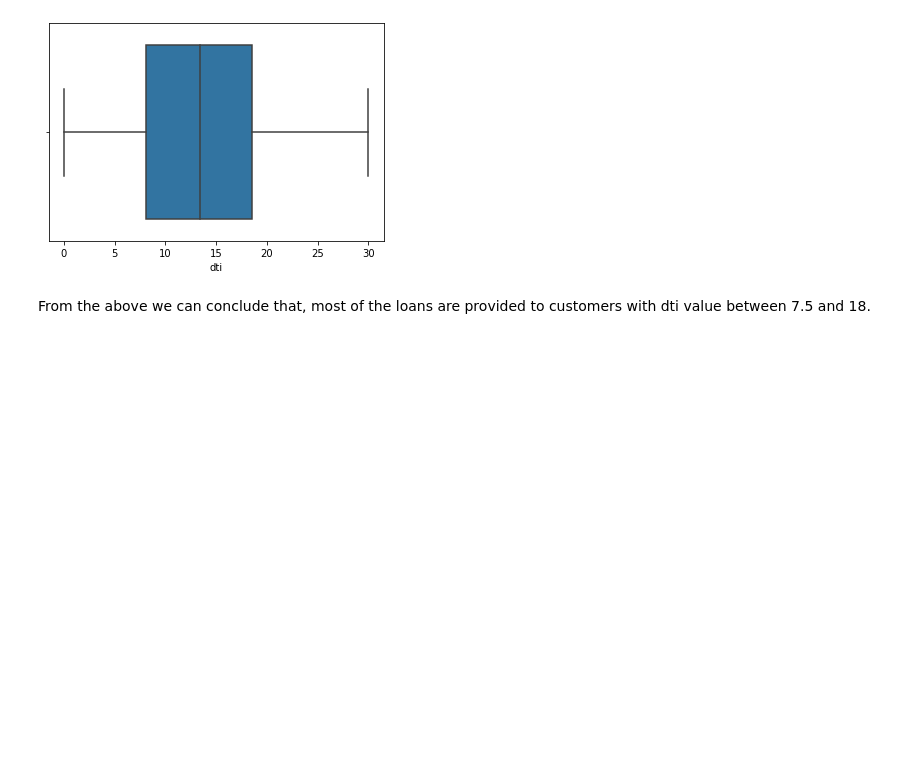
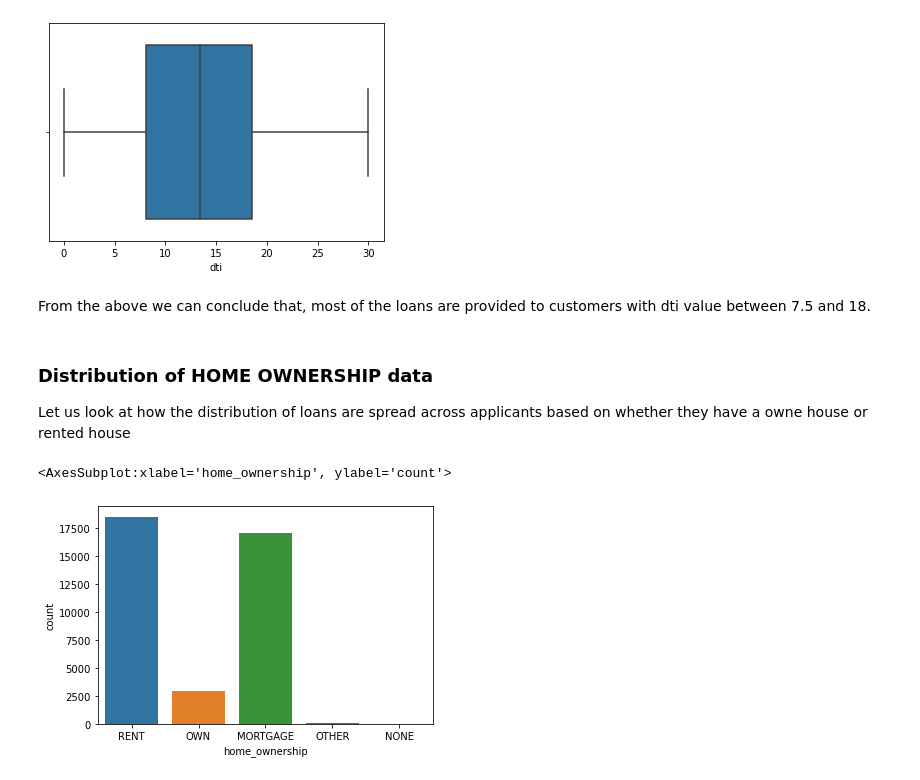
Before and after one commit to sreejith-rajashekaran/LendingClubCaseStudy, a Jupyter notebook: LendingClubCaseStudyFinal.ipynb, the cells around one changed output. Cells and saved outputs as stored; diff of their text form; code cells hidden in the pictures; blank space fills up the shorter version.

```diff
--- a/LendingClubCaseStudyFinal.ipynb
+++ b/LendingClubCaseStudyFinal.ipynb
@@ -431,0 +441,4 @@ memory usage: 7.1+ MB
+# %%
+data_set['issued_month'], data_set['issued_year'] = data_set['issue_d'].str.split('-').str
+data_set['issued_year'] = '20' + data_set['issued_year']
+data_set.info()
@@ -431,0 +476,3 @@ memory usage: 7.1+ MB
+# %%
+data_set['loan_ratio'] = (data_set.funded_amnt/data_set.annual_inc)*100
+data_set['loan_ratio'].head()
@@ -538,3 +592,12 @@ sns.boxplot(data_set.dti)
 [figure]
 # %% [markdown]
 From the above we can conclude that, most of the loans are provided to customers with dti value between 7.5 and 18.
+# %% [markdown]
+### Distribution of HOME OWNERSHIP data
+
+Let us look at how the distribution of loans are spread across applicants based on whether they have a owne house or rented house
+# %%
+sns.countplot(x = 'home_ownership', data = data_set)
+# %% [output]
+<AxesSubplot:xlabel='home_ownership', ylabel='count'>
+[figure, added]
```
Also changed, not shown: parts of 11 cells of this notebook, 2 other files.
